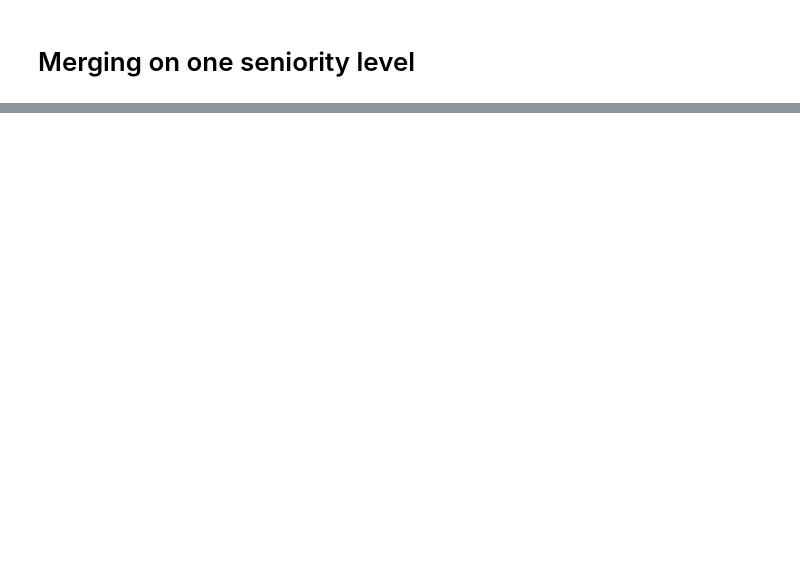
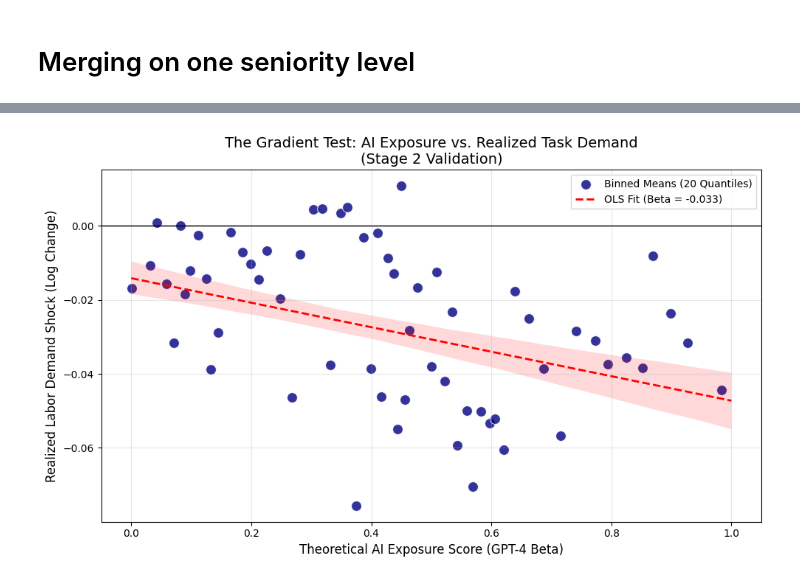
Before and after one commit to Pierre-Bouquet/Measuring-the-Uncertain-Task-Content-of-Work, a Jupyter notebook: 0_pre_processing.ipynb, the cells around one changed output, grey strips where cells are left out. Saved outputs shown, nothing was run; the diff lists cells and outputs as text; code cells hidden in the pictures; blank space fills up the shorter version.

```diff
--- a/0_pre_processing.ipynb
+++ b/0_pre_processing.ipynb
@@ -238,0 +874,16 @@ full_df
+# %%
+exposure_df = pd.read_csv("./data/full_labelset.tsv", sep="\t")
+exposure_df = exposure_df[["Task ID", "alpha", "beta", "gamma"]]
+
+task_dwa_map = pd.read_csv('./data/Tasks to DWAs.csv')
+task_dwa_map = task_dwa_map[["DWA ID", "Task ID"]]
+
+DWA_exposure_df = pd.merge(exposure_df, task_dwa_map, on="Task ID", how ="inner")
+DWA_exposure_df = DWA_exposure_df.groupby('DWA ID').agg(
+    beta=('beta', 'mean'),
+    alpha=('alpha', 'mean'),
+    gamma=('gamma', 'mean')
+).reset_index()
+
+DWA_exposure_df = pd.merge(task_shocks_df, DWA_exposure_df, left_on='dwa_id', right_on='DWA ID', how='inner')
+DWA_exposure_df
@@ -238,0 +916,70 @@ full_df
+# %%
+import matplotlib.pyplot as plt
+import seaborn as sns
+import pandas as pd
+import numpy as np
+
+def plot_gradient_test(df):
+    # Create a copy to avoid SettingWithCopy warnings
+    plot_df = df.copy()
+
+    # -------------------------------------------------------
+    # 1. PREPARE BINS (VISUALIZATION ONLY)
+    # -------------------------------------------------------
+    # We group tasks into 20 equal-sized buckets based on exposure.
+    # This filters out the task-specific noise so you can see the trend.
+    plot_df['exposure_bin'] = pd.qcut(plot_df['beta'], q=100, labels=False, duplicates='drop')
+
+    # Calculate average X and Y for each bin
+    bin_stats = plot_df.groupby('exposure_bin').agg({
+        'beta': 'mean',           # X-axis center of the bin
+        'realized_shock': 'mean'  # Y-axis center of the bin
+    }).reset_index()
+
+    # -------------------------------------------------------
+    # 2. PLOTTING
+    # -------------------------------------------------------
+    plt.figure(figsize=(10, 6))
+
+    # A. Plot the Bins (The "Dots")
+    sns.scatterplot(
+        data=bin_stats,
+        x='beta',
+        y='realized_shock',
+        s=100,              # Size of dots
+        color='navy',       # Dark blue
+        alpha=0.8,
+        label='Binned Means (20 Quantiles)'
+    )
+
+    # B. Plot the Regression Line (The "Fit")
+    # We use the FULL dataset for the line, not the bins, to be accurate
+    sns.regplot(
+        data=plot_df,
+        x='beta',
+        y='realized_shock',
+        scatter=False,      # Don't plot the 1600 messy dots again
+        color='red',
+        line_kws={'linestyle': '--', 'linewidth': 2},
+        label='OLS Fit (Beta = -0.033)'
+    )
+
+    # -------------------------------------------------------
+    # 3. STYLING
+    # -------------------------------------------------------
+    plt.axhline(0, color='black', linewidth=1) # Zero line
+
+    plt.title("The Gradient Test: AI Exposure vs. Realized Task Demand\n(Stage 2 Validation)", fontsize=14)
+    plt.xlabel("Theoretical AI Exposure Score (GPT-4 Beta)", fontsize=12)
+    plt.ylabel("Realized Labor Demand Shock (Log Change)", fontsize=12)
+
+    plt.legend()
+    plt.grid(True, alpha=0.3)
+    plt.tight_layout()
+
+    plt.show()
+
+# Run it on your dataframe
+plot_gradient_test(DWA_exposure_df)
+# %% [output]
+[figure, added]
```
Also changed, not shown: parts of 20 cells of this notebook, 4 other files.
